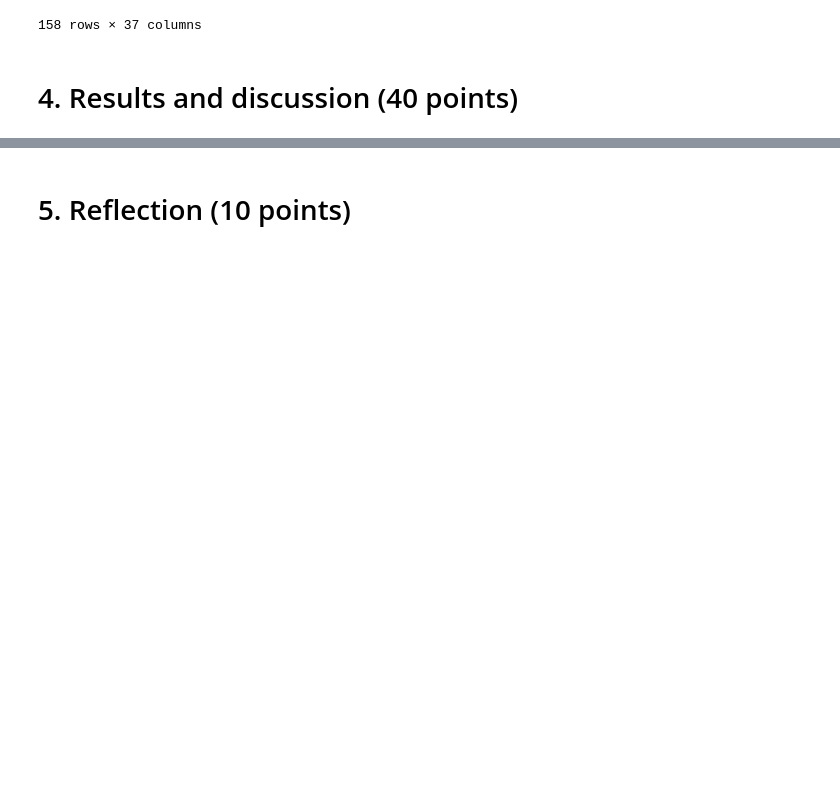
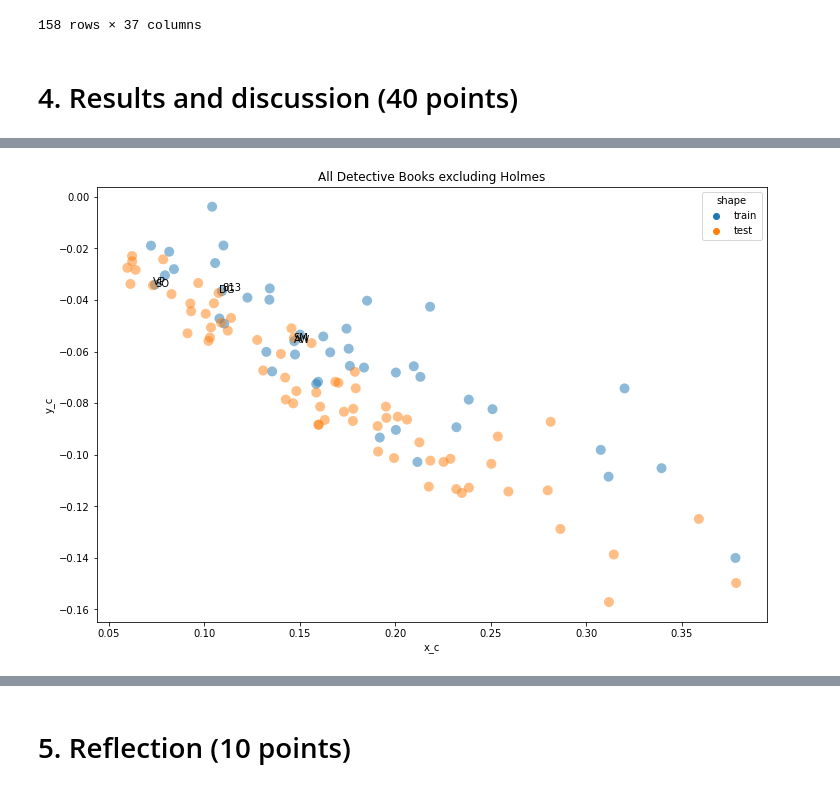
Before and after one commit to gitstelle/info3350-book-recommendation, a Jupyter notebook: books/mp_03_research_report.ipynb, the cells around one changed output, grey strips where cells are left out. Saved outputs shown, nothing was run; the diff lists cells and outputs as text; code cells hidden in the pictures; blank space fills up the shorter version.

```diff
--- a/books/mp_03_research_report.ipynb
+++ b/books/mp_03_research_report.ipynb
@@ -678,0 +742,28 @@ books_order
+# %%
+# only detective books
+
+all_det=no_out[no_out['y']==1]
+plt.subplots(figsize=(12,8))
+sns.scatterplot(
+    x=all_det['x_c'],
+    y=all_det['y_c'],
+    #hue=no_out['y'],
+    hue=all_det['shape'],
+    alpha=0.5,
+    s=100,
+    linewidth=0,
+)
+plt.text(x=0.107421, y=-0.037324, s='DG')
+plt.text(x=0.109162, y=-0.036519, s='813')
+plt.text(x=0.146958, y=-0.056449, s='AW')
+plt.text(x=0.146810, y=-0.055745, s='SM')
+plt.text(x=0.073134, y=-0.033966, s='VP')
+plt.text(x=0.074059, y=-0.034657, s='SO')
+
+
+
+
+plt.title('All Detective Books excluding Holmes')
+plt.show()
+# %% [output]
+[figure, added]
```
Also changed, not shown: parts of 32 cells of this notebook, 1 other file.
